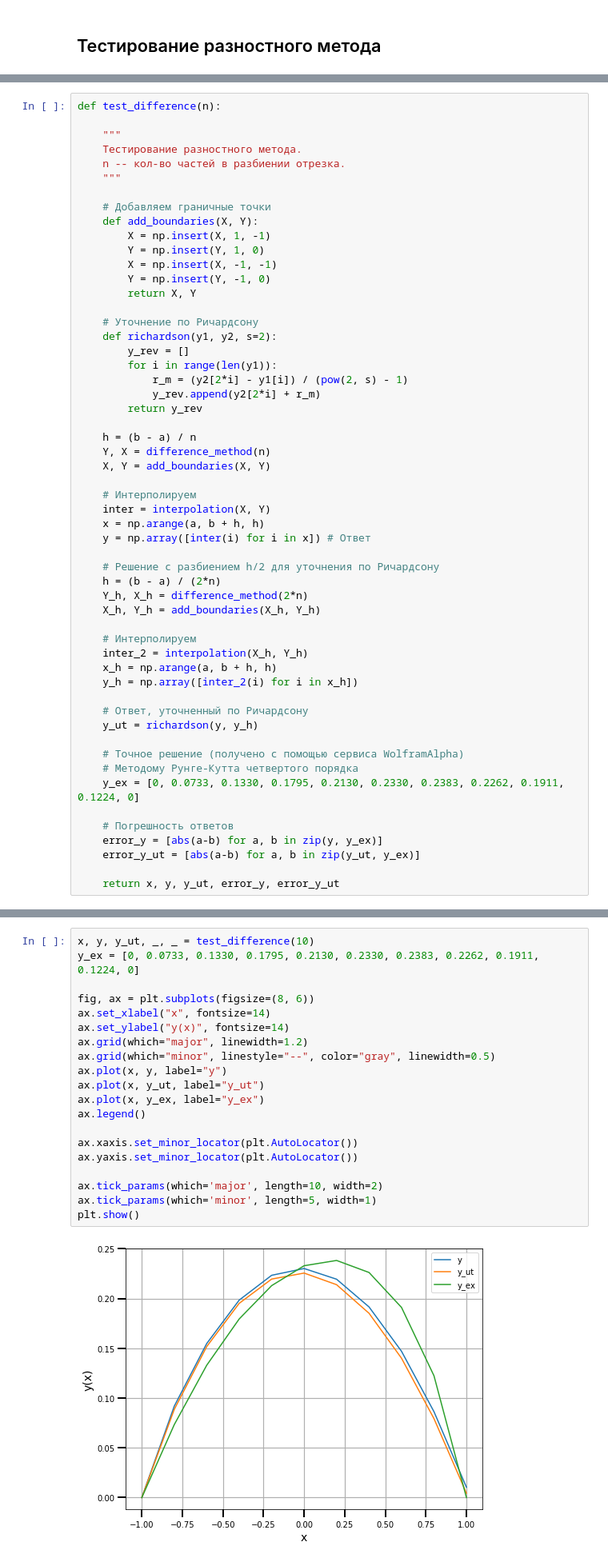
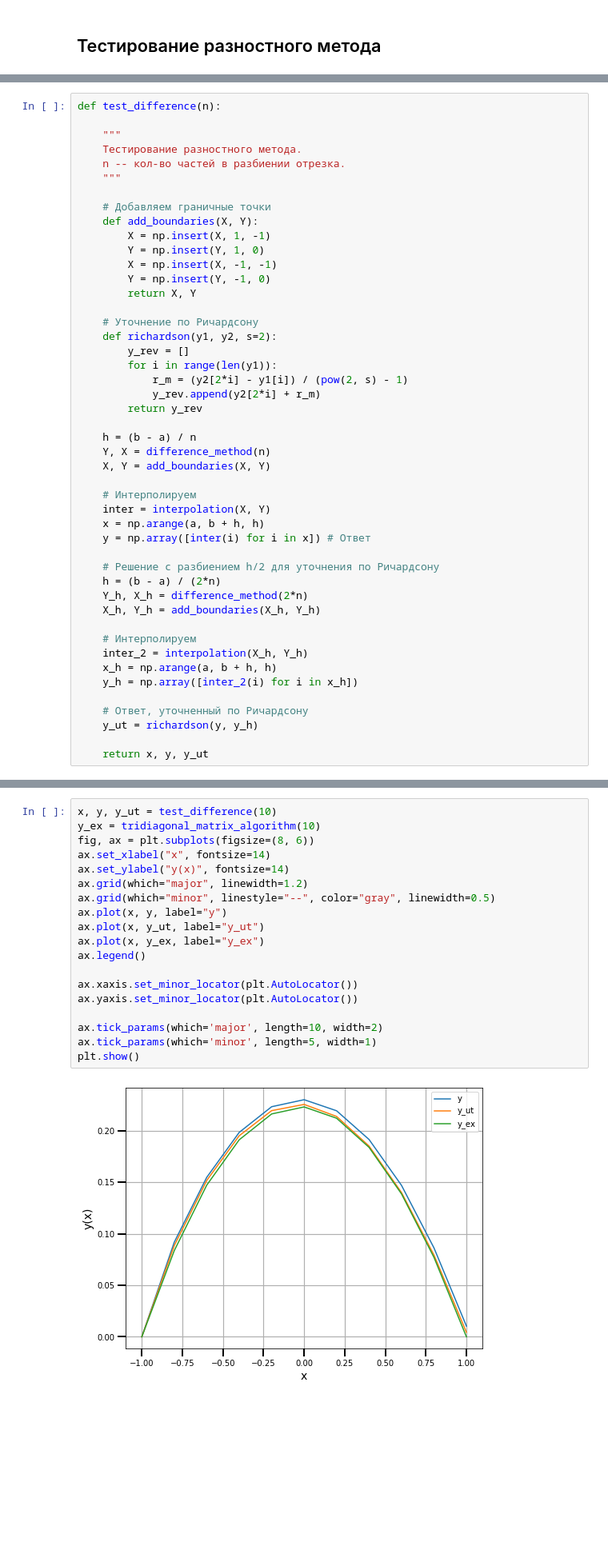
Before and after one commit to Feodoros/ComputationalMethods, a Jupyter notebook: scripts/SndPart/HW5.ipynb, the cells around one changed output, grey strips where cells are left out. Shown: that part at 80% size. Saved outputs shown, nothing was run; the diff lists cells and outputs as text; blank space fills up the shorter version.

Commit message:
Tridiagonal method

```diff
--- a/scripts/SndPart/HW5.ipynb
+++ b/scripts/SndPart/HW5.ipynb
@@ -149,13 +149,5 @@ def test_difference(n):
     # Ответ, уточненный по Ричардсону
     y_ut = richardson(y, y_h)
 
-    # Точное решение (получено с помощью сервиса WolframAlpha)
-    # Методому Рунге-Кутта четвертого порядка
-    y_ex = [0, 0.0733, 0.1330, 0.1795, 0.2130, 0.2330, 0.2383, 0.2262, 0.1911, 0.1224, 0]
-
-    # Погрешность ответов
-    error_y = [abs(a-b) for a, b in zip(y, y_ex)]
-    error_y_ut = [abs(a-b) for a, b in zip(y_ut, y_ex)]
-
-    return x, y, y_ut, error_y, error_y_ut
+    return x, y, y_ut
 # %%
@@ -186,24 +176,23 @@ pd.DataFrame(data).round(3)
 # %%
-x, y, y_ut, _, _ = test_difference(10)
-y_ex = [0, 0.0733, 0.1330, 0.1795, 0.2130, 0.2330, 0.2383, 0.2262, 0.1911, 0.1224, 0]
-
+x, y, y_ut = test_difference(10)
+y_ex = tridiagonal_matrix_algorithm(10)
 fig, ax = plt.subplots(figsize=(8, 6))
 ax.set_xlabel("x", fontsize=14)
 ax.set_ylabel("y(x)", fontsize=14)
 ax.grid(which="major", linewidth=1.2)
 ax.grid(which="minor", linestyle="--", color="gray", linewidth=0.5)
 ax.plot(x, y, label="y")
 ax.plot(x, y_ut, label="y_ut")
 ax.plot(x, y_ex, label="y_ex")
 ax.legend()
 
 ax.xaxis.set_minor_locator(plt.AutoLocator())
 ax.yaxis.set_minor_locator(plt.AutoLocator())
 
 ax.tick_params(which='major', length=10, width=2)
 ax.tick_params(which='minor', length=5, width=1)
 plt.show()
 # %% [output]
-[figure, old version]
+[figure, new version]
 # %% [markdown]
 Решение $Y_{ex}$ было получено с помощью **метода Рунге-Кутта четвертого порядка**, т.е. оно тоже является **приближенным**. Оно приведено только лишь для сравнения с нашими результатами.
```
Also changed, not shown: parts of 3 cells of this notebook.
